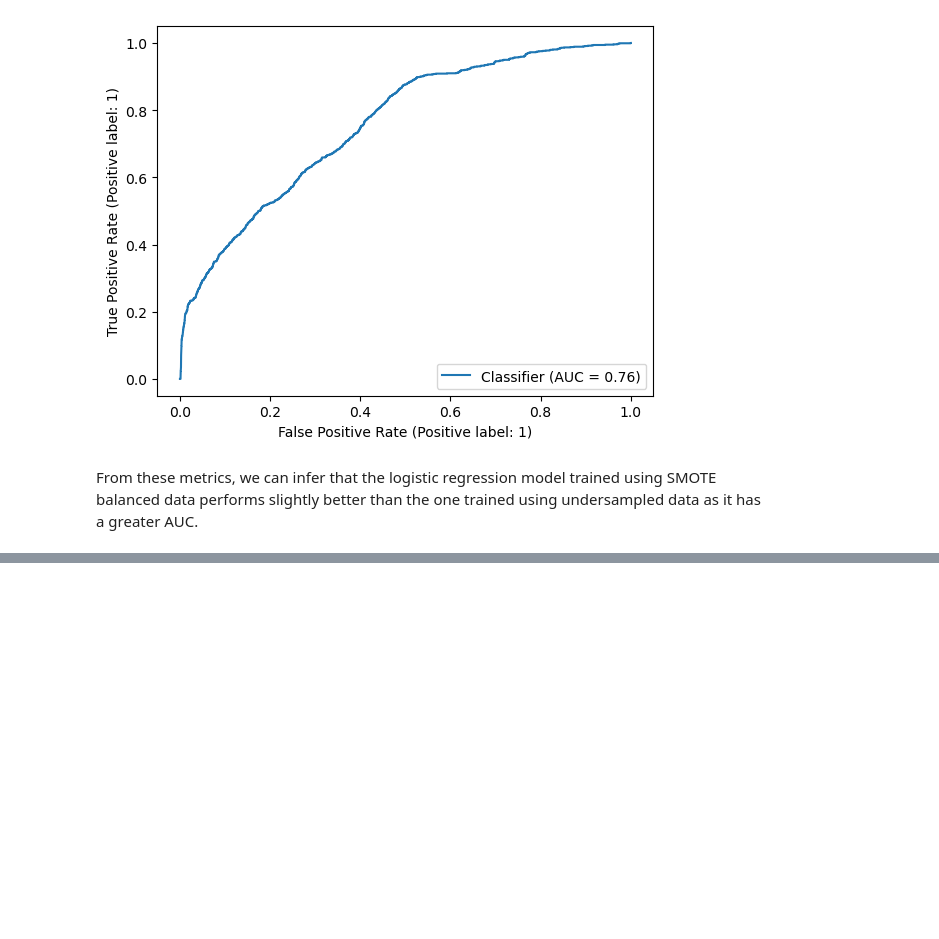
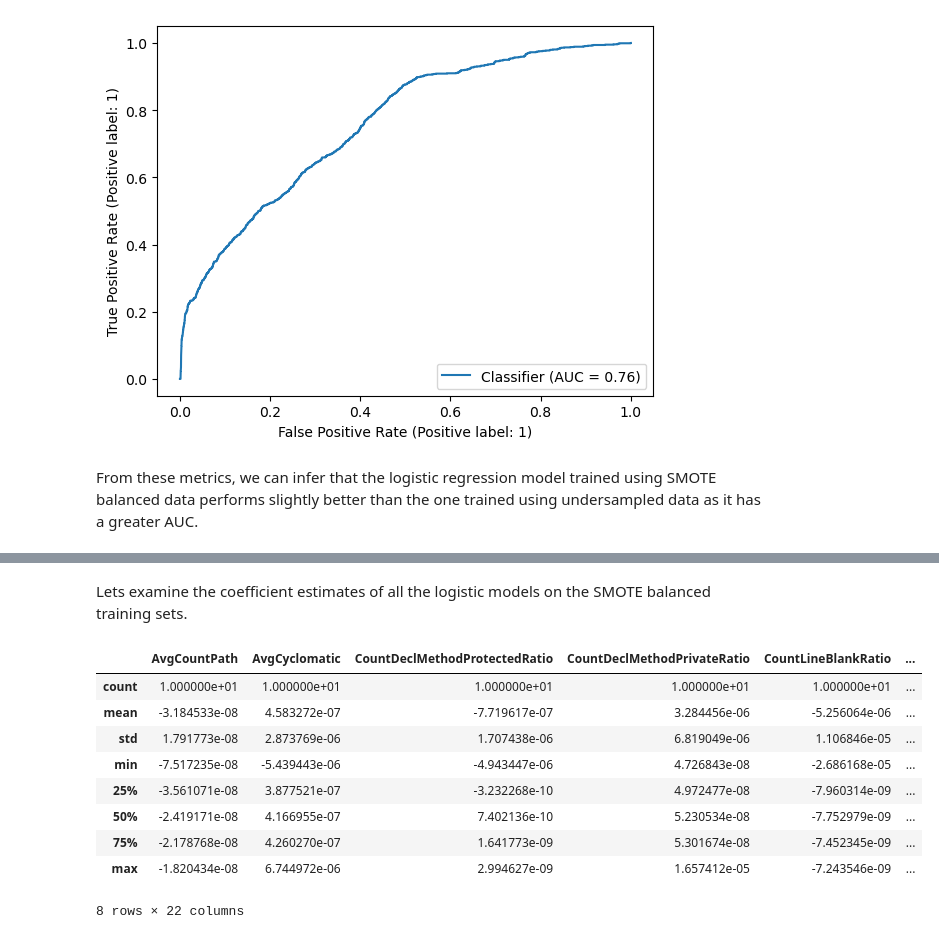
Before and after one commit to ahenrij/ets-mgl869-hive, a Jupyter notebook: src/lab/notebooks/logistic_regression.ipynb, the cells around one changed output, grey strips where cells are left out. Cells and saved outputs as stored; diff of their text form; code cells hidden in the pictures; blank space fills up the shorter version.

```diff
--- a/src/lab/notebooks/logistic_regression.ipynb
+++ b/src/lab/notebooks/logistic_regression.ipynb
@@ -78,0 +97,16 @@ From these metrics, we can infer that the logistic regression model trained usin
+# %% [markdown]
+Lets examine the coefficient estimates of all the logistic models on the SMOTE balanced training sets.
+# %%
+estimate_smote = pd.DataFrame(np.concatenate([model.coef_ for model in models_smote]), columns=models_smote[0].feature_names_in_)
+estimate_smote.describe().sort_values('mean', axis=1, key=abs)
+# %% [output]
+|  | AvgCountPath | AvgCyclomatic | CountDeclMethodProtectedRatio | CountDeclMethodPrivateRatio | CountLineBlankRatio | ... |
+| count | 1.000000e+01 | 1.000000e+01 | 1.000000e+01 | 1.000000e+01 | 1.000000e+01 | ... |
+| mean | -3.184533e-08 | 4.583272e-07 | -7.719617e-07 | 3.284456e-06 | -5.256064e-06 | ... |
+| std | 1.791773e-08 | 2.873769e-06 | 1.707438e-06 | 6.819049e-06 | 1.106846e-05 | ... |
+| min | -7.517235e-08 | -5.439443e-06 | -4.943447e-06 | 4.726843e-08 | -2.686168e-05 | ... |
+| 25% | -3.561071e-08 | 3.877521e-07 | -3.232268e-10 | 4.972477e-08 | -7.960314e-09 | ... |
+| 50% | -2.419171e-08 | 4.166955e-07 | 7.402136e-10 | 5.230534e-08 | -7.752979e-09 | ... |
+| 75% | -2.178768e-08 | 4.260270e-07 | 1.641773e-09 | 5.301674e-08 | -7.452345e-09 | ... |
+| max | -1.820434e-08 | 6.744972e-06 | 2.994627e-09 | 1.657412e-05 | -7.243546e-09 | ... |
+8 rows × 22 columns
```
Also changed, not shown: parts of 3 cells of this notebook.
